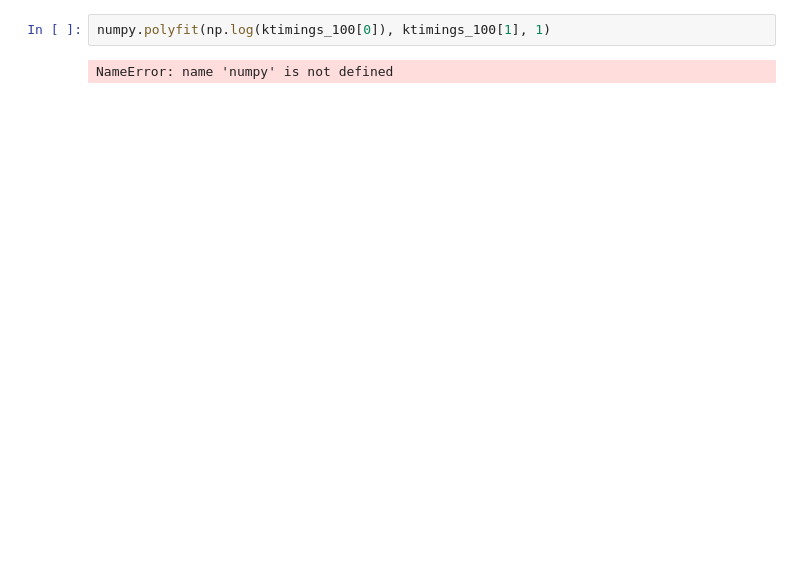
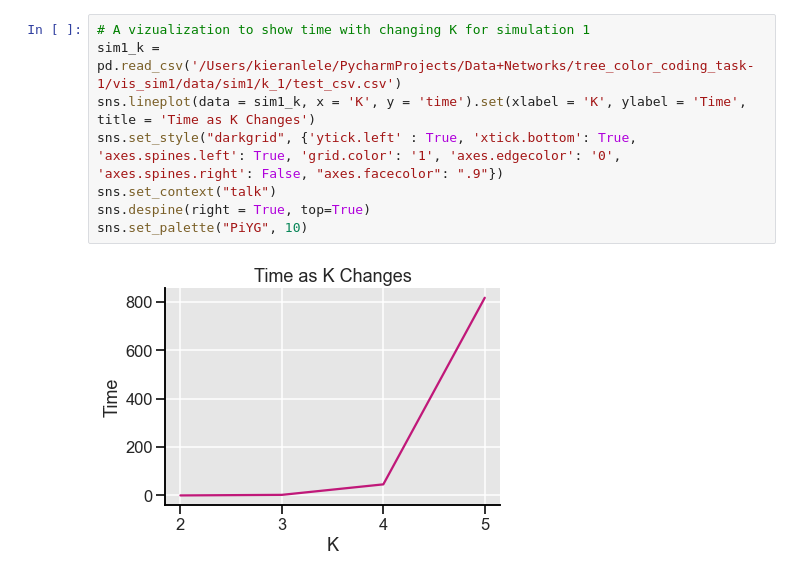
Before and after one commit to louishu17/tree_color_coding_task, a Jupyter notebook: testing.ipynb, the cells around one changed output. Cells and saved outputs as stored; diff of their text form; blank space fills up the shorter version.

Commit message:
new viz for simulation 1

```diff
--- a/testing.ipynb
+++ b/testing.ipynb
@@ -49,7 +53,13 @@ ktimings_1000_df.style.bar(subset=["Time"], color= 'lightgreen')
 | 7 | 8.000000 | 1529.505927 |
 | 8 | 9.000000 | 6928.647048 |
 [figure]
-# %%
-numpy.polyfit(np.log(ktimings_100[0]), ktimings_100[1], 1)
-# %% [output]
-NameError: name 'numpy' is not defined
+# %%
+# A vizualization to show time with changing K for simulation 1
+sim1_k = pd.read_csv('/Users/kieranlele/PycharmProjects/Data+Networks/tree_color_coding_task-1/vis_sim1/data/sim1/k_1/test_csv.csv')
+sns.lineplot(data = sim1_k, x = 'K', y = 'time').set(xlabel = 'K', ylabel = 'Time', title = 'Time as K Changes')
+sns.set_style("darkgrid", {'ytick.left' : True, 'xtick.bottom': True, 'axes.spines.left': True, 'grid.color': '1', 'axes.edgecolor': '0', 'axes.spines.right': False, "axes.facecolor": ".9"})
+sns.set_context("talk")
+sns.despine(right = True, top=True)
+sns.set_palette("PiYG", 10)
+# %% [output]
+[figure, added]
```
Also changed, not shown: parts of 5 cells of this notebook.
